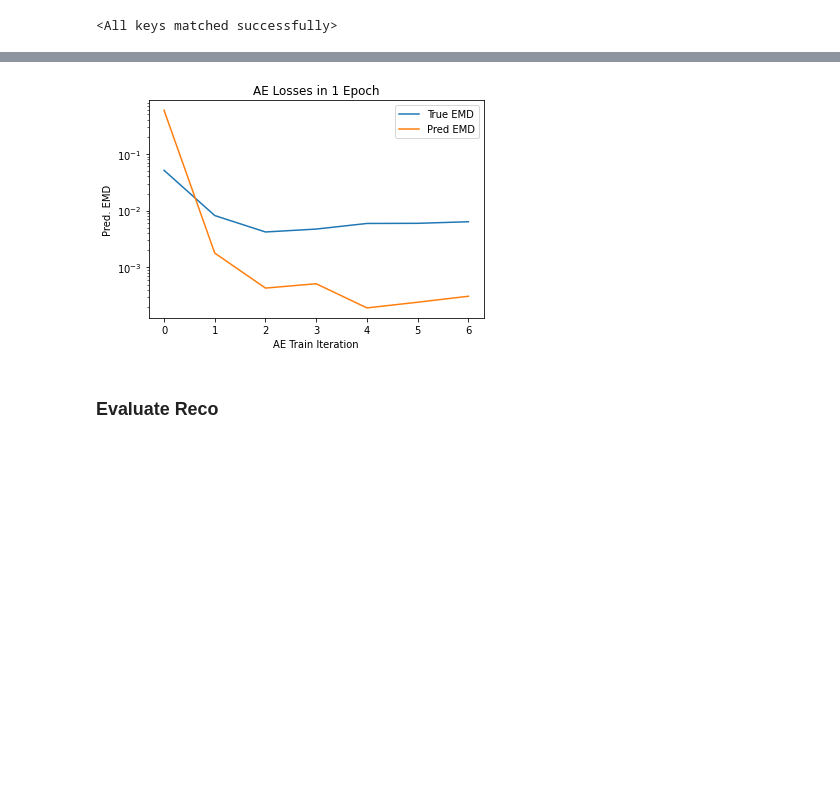
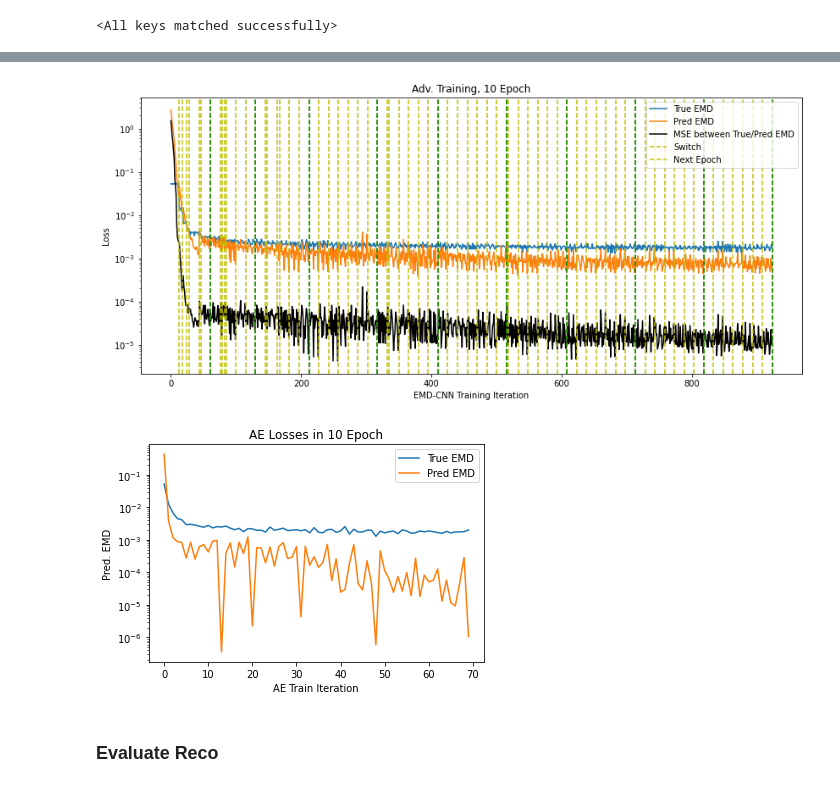
Before and after one commit to stsan9/GraphAE, a Jupyter notebook: code/qg_img_emd.ipynb, the cells around one changed output, grey strips where cells are left out. Saved outputs shown, nothing was run; the diff lists cells and outputs as text; code cells hidden in the pictures; blank space fills up the shorter version.

```diff
--- a/code/qg_img_emd.ipynb
+++ b/code/qg_img_emd.ipynb
@@ -653,8 +668,29 @@ plt.show()
+# %%
+fig,ax = plt.subplots(figsize=(14,6))
+ax.plot(true_emd_avgs, label='True EMD')
+ax.plot(pred_emd_avgs, label='Pred EMD')
+ax.plot(emd_mse_training_losses, label='MSLE between True/Pred EMD', color='black')
+
+plt.title(f'Adv. Training, {max_epochs} Epoch')
+plt.yscale('log')
+plt.ylabel('Loss')
+plt.xlabel('EMD-CNN Training Iteration')
+
+for v in emd_early_stop_vlines:
+    plt.axvline(x=v, linestyle='--', color='y')
+
+for v in epoch_change_vlines:
+    plt.axvline(x=v, linestyle='--', color='g')
+
+plt.legend(['True EMD', 'Pred EMD', 'MSE between True/Pred EMD', 'Switch', 'Next Epoch'])
+plt.show()
+# %% [output]
+[figure, added]
 # %%
 plt.plot(ae_step_true_emd, label='True EMD')
 plt.plot(ae_step_pred_emd, label='Pred EMD')
 
-plt.title('AE Losses in 1 Epoch')
+plt.title(f'AE Losses in {max_epochs} Epoch')
 plt.yscale('log')
 plt.ylabel('Pred. EMD')
 plt.xlabel('AE Train Iteration')
@@ -662,7 +698,7 @@ plt.xlabel('AE Train Iteration')
 plt.legend()
 plt.show()
 # %% [output]
-[figure, old version]
+[figure, new version]
 # %% [markdown]
 ### Evaluate Reco
 # %%
```
Also changed, not shown: parts of 5 cells of this notebook.
